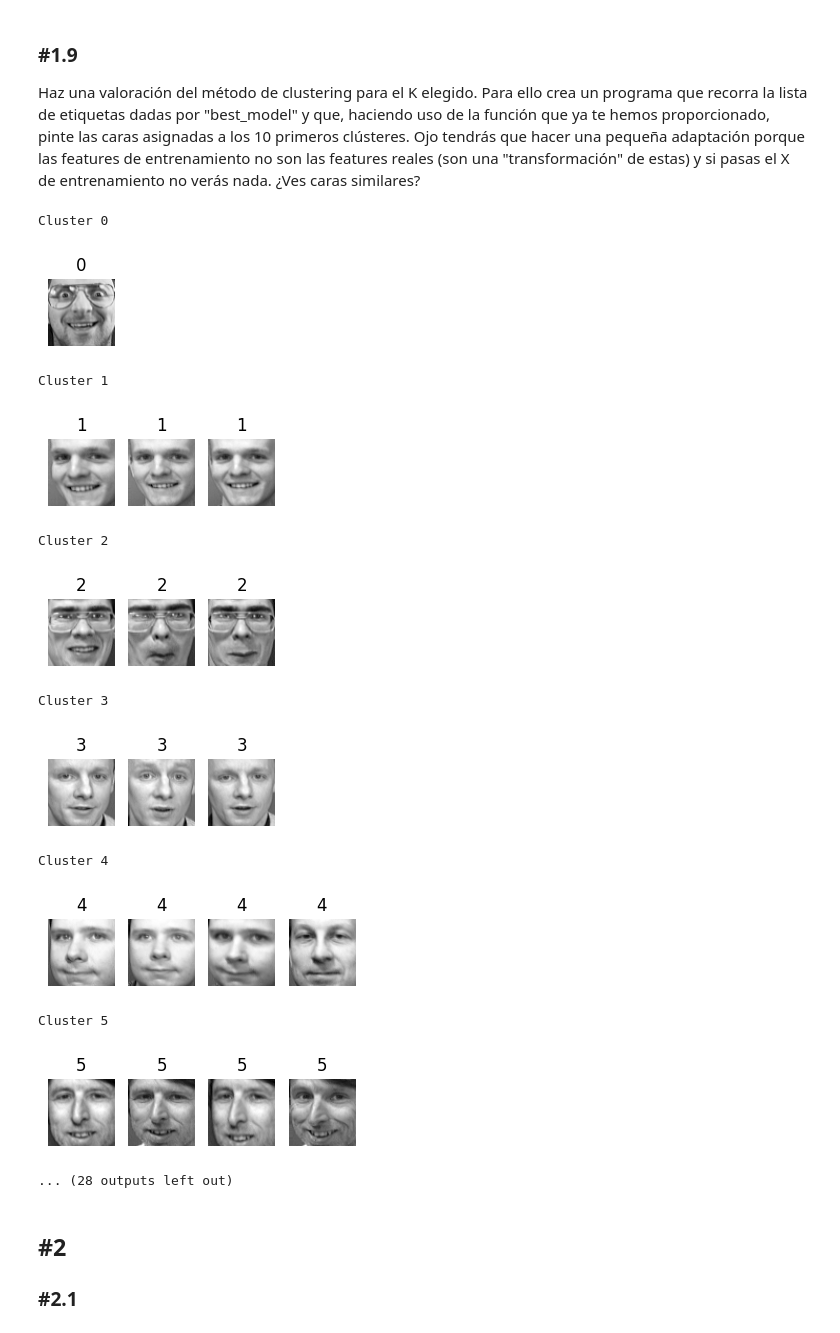
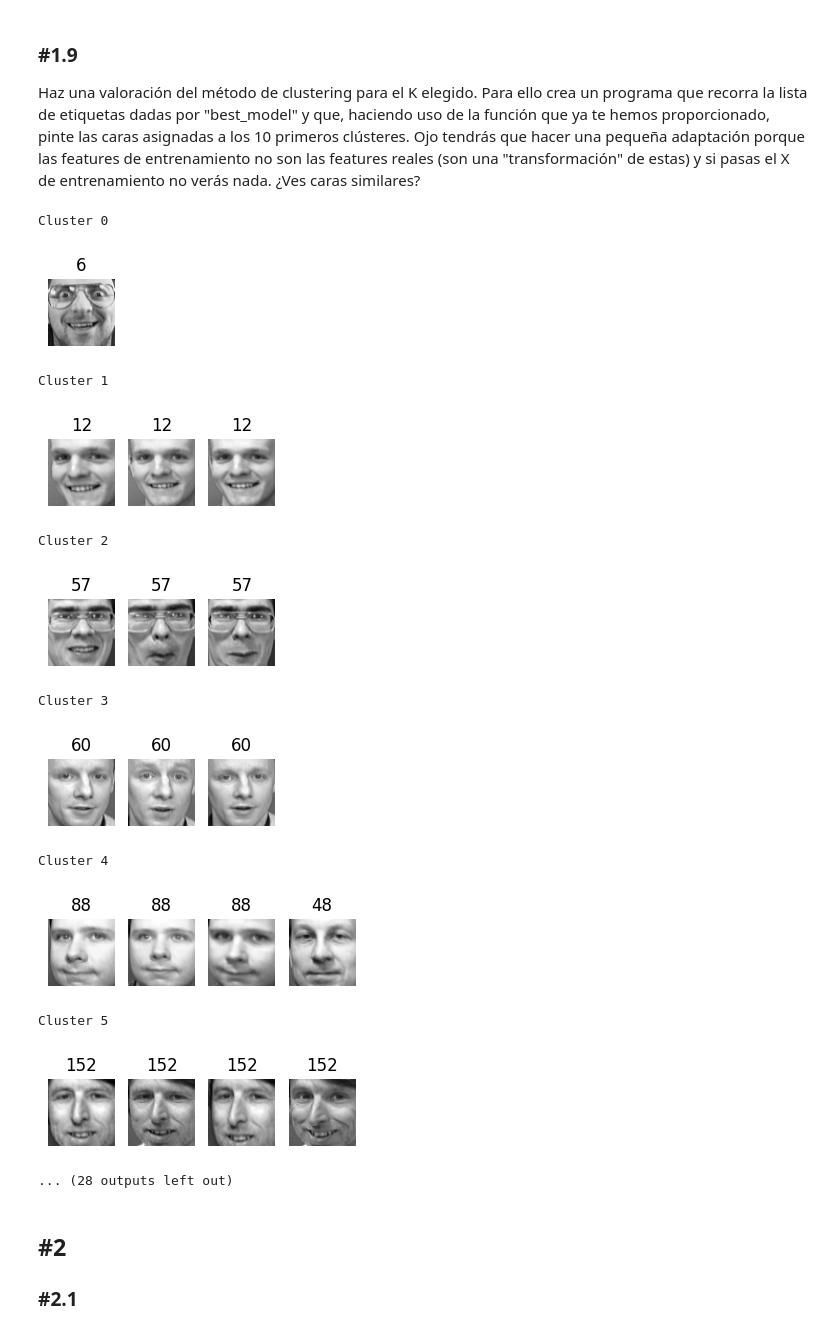
Before and after one commit to rafaneda7/ONLINE_DS_THEBRIDGE_RAFAELNEDA, a Jupyter notebook: Sprint 13 - ML Modelos No Supervisados I - Clustering/Unidad 1/Practica obligatoria S13U1/18_Practica_Obligatoria_Clustering_I.ipynb, the cells around one changed output. Cells and saved outputs as stored; diff of their text form; code cells hidden in the pictures.

```diff
--- a/Sprint 13 - ML Modelos No Supervisados I - Clustering/Unidad 1/Practica obligatoria S13U1/18_Practica_Obligatoria_Clustering_I.ipynb
+++ b/Sprint 13 - ML Modelos No Supervisados I - Clustering/Unidad 1/Practica obligatoria S13U1/18_Practica_Obligatoria_Clustering_I.ipynb
@@ -308,45 +326,48 @@ best_model = KMeans(n_clusters=best_k, random_state=42, n_init=25)
 
 Haz una valoración del método de clustering para el K elegido. Para ello crea un programa que recorra la lista de etiquetas dadas por "best_model" y que, haciendo uso de la función que ya te hemos proporcionado, pinte las caras asignadas a los 10 primeros clústeres. Ojo tendrás que hacer una pequeña adaptación porque las features de entrenamiento no son las features reales (son una "transformación" de estas) y si pasas el X de entrenamiento no verás nada. ¿Ves caras similares?
 # %%
-# Entrenar el modelo de clustering
+# Entrenar el modelo de clustering (por ejemplo, KMeans) usando el conjunto de datos transformado (X_train_pca)
 best_model.fit(X_train_pca)
 
-# Recuperar las etiquetas del clúster
+# Recuperar las etiquetas del clúster asignadas a cada imagen tras el entrenamiento del modelo
 cluster_labels = best_model.labels_
 
-# Número de clústeres a visualizar
+# Número de clústeres a visualizar (en este caso, hasta 20 clústeres)
 n_clusters_to_display = 20
 
-# Mostrar las caras de los primeros 20 clústeres
+# Iterar sobre cada uno de los clústeres (del 0 al 19)
 for num_clusters in range(n_clusters_to_display):
 
-    # Obtener los índices de las imágenes de este clúster
-    cluster_inds = np.where(cluster_labels == num_clusters)[0]
+    # Obtener los índices de las imágenes que pertenecen al clúster actual
+    cluster_inds = cluster_labels == num_clusters
 
-    # Recuperar las imágenes de este clúster
+    # Recuperar las imágenes que corresponden a este clúster
     caras_en_cluster = X_train.iloc[cluster_inds].values
 
-    # Limitar el número de imágenes a 20 para la visualización
+    # Limitar el número de imágenes a mostrar a 20 (si el clúster tiene más de 20 imágenes)
     caras_en_cluster = caras_en_cluster[:20]
 
-    # Imprimir el número del clúster
+    # Recuperar las etiquetas (clases reales) de las imágenes de este clúster
+    labels = y_train[cluster_inds]
+
+    # Imprimir el número del clúster para saber qué clúster estamos mostrando
     print(f'Cluster {num_clusters}')
 
-    # Visualizar las caras de este clúster
-    plot_faces(caras_en_cluster, [num_clusters] * len(caras_en_cluster))
+    # Visualizar las caras en este clúster utilizando la función 'plot_faces' (mostrando hasta 20 caras)
+    plot_faces(caras_en_cluster, labels * len(caras_en_cluster))
 # %% [output]
 Cluster 0
 [figure]
 Cluster 1
-[figure, old version]
+[figure, new version]
 Cluster 2
-[figure, old version]
+[figure, new version]
 Cluster 3
-[figure, old version]
+[figure, new version]
 Cluster 4
-[figure, old version]
+[figure, new version]
 Cluster 5
-[figure, old version]
+[figure, new version]
 ... (28 outputs left out)
 # %% [markdown]
 ## **#2**
```
Also changed, not shown: parts of 4 cells of this notebook.
